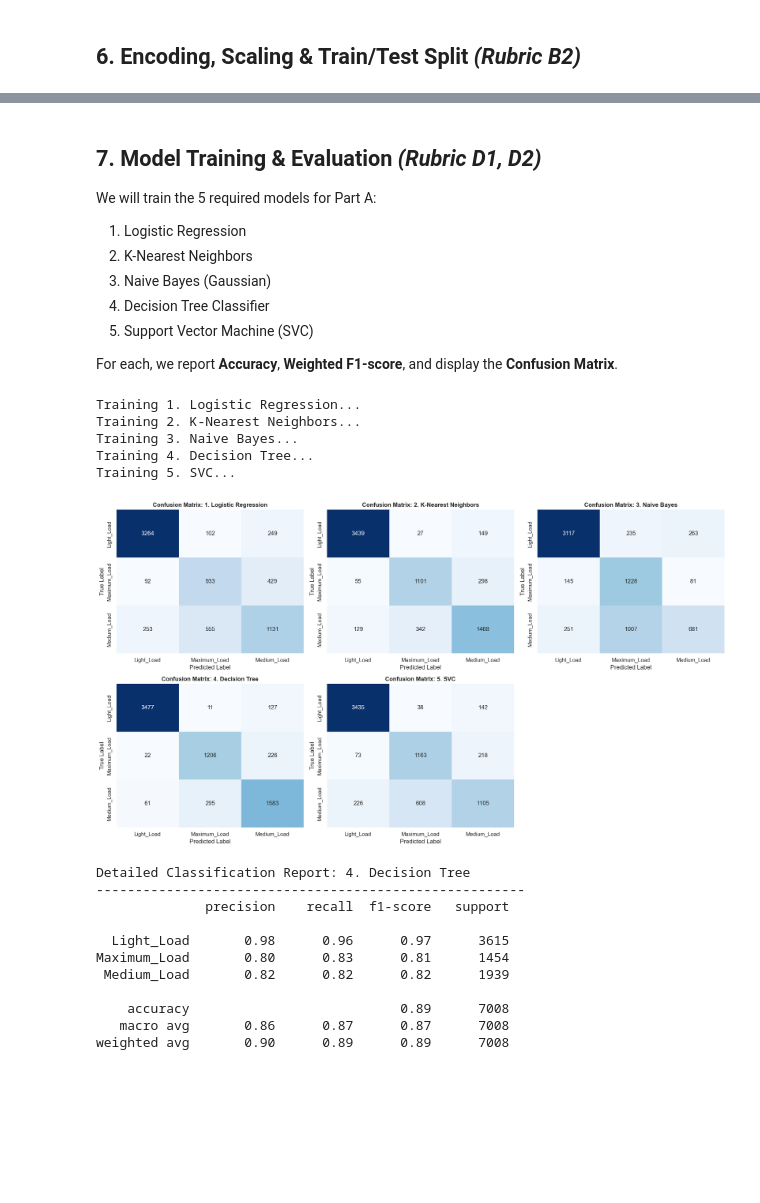
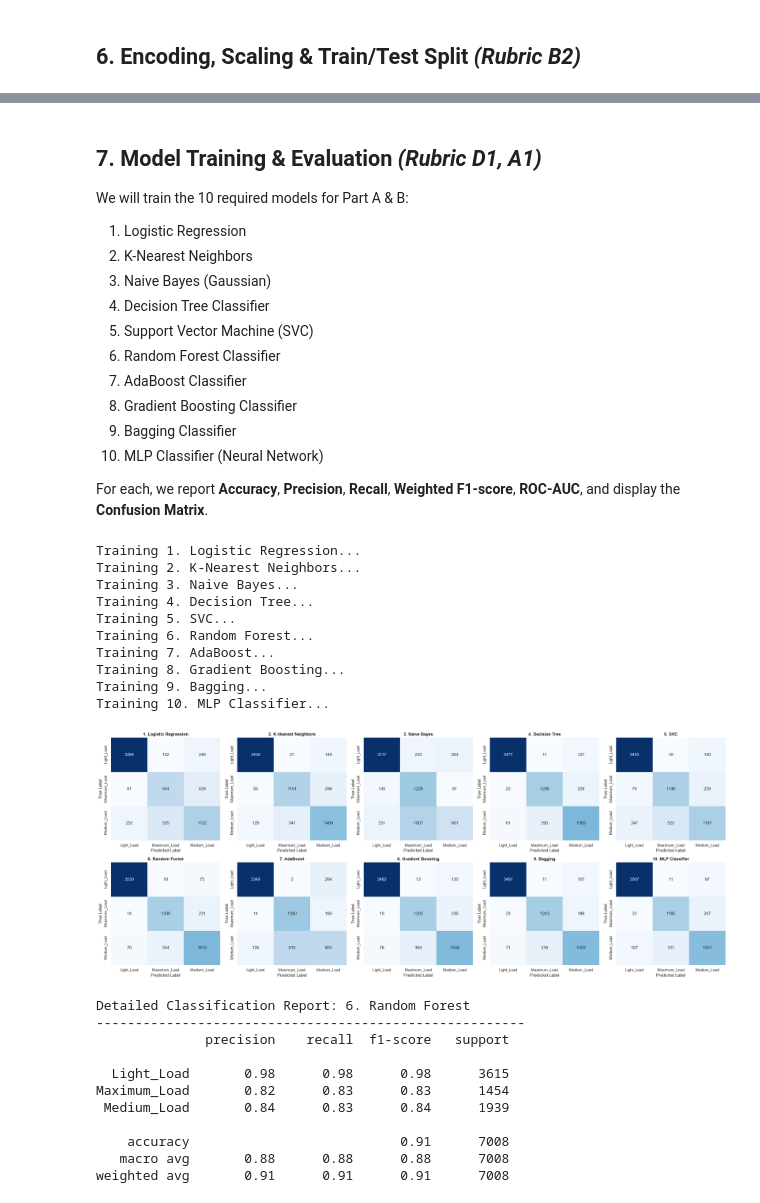
Before and after one commit to TejasviSenka/Machine_Learning_Capstone, a Jupyter notebook: notebooks/classification.ipynb, the cells around one changed output, grey strips where cells are left out. Cells and saved outputs as stored; diff of their text form; code cells hidden in the pictures; blank space fills up the shorter version.

Commit message:
Classification fixes

```diff
--- a/notebooks/classification.ipynb
+++ b/notebooks/classification.ipynb
@@ -296,77 +359,109 @@ StandardScaler fitted on training data and applied to both splits.
 # %% [markdown]
-## 7. Model Training & Evaluation *(Rubric D1, D2)*
+## 7. Model Training & Evaluation *(Rubric D1, A1)*
 
-We will train the 5 required models for Part A:
+We will train the 10 required models for Part A & B:
 1. Logistic Regression
 2. K-Nearest Neighbors
 3. Naive Bayes (Gaussian)
 4. Decision Tree Classifier
 5. Support Vector Machine (SVC)
+6. Random Forest Classifier
+7. AdaBoost Classifier
+8. Gradient Boosting Classifier
+9. Bagging Classifier
+10. MLP Classifier (Neural Network)
 
-For each, we report **Accuracy**, **Weighted F1-score**, and display the **Confusion Matrix**.
+For each, we report **Accuracy**, **Precision**, **Recall**, **Weighted F1-score**, **ROC-AUC**, and display the **Confusion Matrix**.
 # %%
+import sklearn
+if int(sklearn.__version__.split('.')[0]) >= 1 and int(sklearn.__version__.split('.')[1]) >= 2:
+    bagging_kwargs = {'estimator': DecisionTreeClassifier(random_state=RANDOM_STATE, max_depth=10)}
+else:
+    bagging_kwargs = {'base_estimator': DecisionTreeClassifier(random_state=RANDOM_STATE, max_depth=10)}
+
 models = {
     '1. Logistic Regression': LogisticRegression(random_state=RANDOM_STATE, max_iter=1000),
     '2. K-Nearest Neighbors': KNeighborsClassifier(n_neighbors=5),
     '3. Naive Bayes': GaussianNB(),
     '4. Decision Tree': DecisionTreeClassifier(random_state=RANDOM_STATE, max_depth=10),
-    '5. SVC': SVC(random_state=RANDOM_STATE, kernel='rbf', probability=False)
+    '5. SVC': SVC(random_state=RANDOM_STATE, kernel='rbf', probability=True),
+    '6. Random Forest': RandomForestClassifier(random_state=RANDOM_STATE, n_estimators=100),
+    '7. AdaBoost': AdaBoostClassifier(random_state=RANDOM_STATE, n_estimators=50),
+    '8. Gradient Boosting': GradientBoostingClassifier(random_state=RANDOM_STATE),
+    '9. Bagging': BaggingClassifier(random_state=RANDOM_STATE, **bagging_kwargs),
+    '10. MLP Classifier': MLPClassifier(random_state=RANDOM_STATE, max_iter=1000)
 }
 
 results = {}
 
-fig, axes = plt.subplots(2, 3, figsize=(18, 10))
+fig, axes = plt.subplots(2, 5, figsize=(25, 10))
 axes = axes.flatten()
 
 for i, (name, model) in enumerate(models.items()):
     print(f"Training {name}...")
 
-    # Train and predict
+    # Train
     model.fit(X_train_scaled, y_train)
+
+    # Predict classes and probabilities
     y_pred = model.predict(X_test_scaled)
+    y_pred_proba = model.predict_proba(X_test_scaled)
 
     # Calculate metrics
     acc = accuracy_score(y_test, y_pred)
-    f1 = f1_score(y_test, y_pred, average='weighted')
+    prec = precision_score(y_test, y_pred, average='weighted', zero_division=0)
+    rec = recall_score(y_test, y_pred, average='weighted', zero_division=0)
+    f1 = f1_score(y_test, y_pred, average='weighted', zero_division=0)
+    roc_auc = roc_auc_score(y_test, y_pred_proba, multi_class='ovr', average='weighted')
+
     cm = confusion_matrix(y_test, y_pred)
 
-    results[name] = {'Accuracy': acc, 'Weighted F1': f1}
+    results[name] = {
+        'Accuracy': acc,
+        'Precision': prec,
+        'Recall': rec,
+        'Weighted F1': f1,
+        'ROC-AUC': roc_auc
+    }
 
     # Plot Confusion Matrix
     sns.heatmap(cm, annot=True, fmt='d', cmap='Blues', ax=axes[i],
                 xticklabels=le.classes_, yticklabels=le.classes_, cbar=False)
-    axes[i].set_title(f'Confusion Matrix: {name}', fontweight='bold')
+    axes[i].set_title(f'{name}', fontweight='bold')
     axes[i].set_xlabel('Predicted Label')
     axes[i].set_ylabel('True Label')
 
-# Remove empty 6th subplot
-fig.delaxes(axes[-1])
 plt.tight_layout()
 plt.show()
 # %% [output]
 Training 1. Logistic Regression...
 Training 2. K-Nearest Neighbors...
 Training 3. Naive Bayes...
 Training 4. Decision Tree...
 Training 5. SVC...
+Training 6. Random Forest...
+Training 7. AdaBoost...
+Training 8. Gradient Boosting...
+Training 9. Bagging...
+Training 10. MLP Classifier...
-[figure, old version]
+[figure, new version]
 # %%
-# Print detailed classification report for the best model (typically Decision Tree for this dataset)
-best_model_name = "4. Decision Tree"
+# Print detailed classification report for the best model (typically Random Forest for this dataset)
+best_model_name = "6. Random Forest"
 print(f"Detailed Classification Report: {best_model_name}")
 print("-" * 55)
 y_pred_best = models[best_model_name].predict(X_test_scaled)
 print(classification_report(y_test, y_pred_best, target_names=le.classes_))
 # %% [output]
-Detailed Classification Report: 4. Decision Tree
+Detailed Classification Report: 6. Random Forest
 -------------------------------------------------------
               precision    recall  f1-score   support
 
-  Light_Load       0.98      0.96      0.97      3615
-Maximum_Load       0.80      0.83      0.81      1454
- Medium_Load       0.82      0.82      0.82      1939
+  Light_Load       0.98      0.98      0.98      3615
+Maximum_Load       0.82      0.83      0.83      1454
+ Medium_Load       0.84      0.83      0.84      1939
 
-    accuracy                           0.89      7008
-   macro avg       0.86      0.87      0.87      7008
-weighted avg       0.90      0.89      0.89      7008
+    accuracy                           0.91      7008
+   macro avg       0.88      0.88      0.88      7008
+weighted avg       0.91      0.91      0.91      7008
 # %% [markdown]
```
Also changed, not shown: parts of 15 cells of this notebook, 1 other file.
